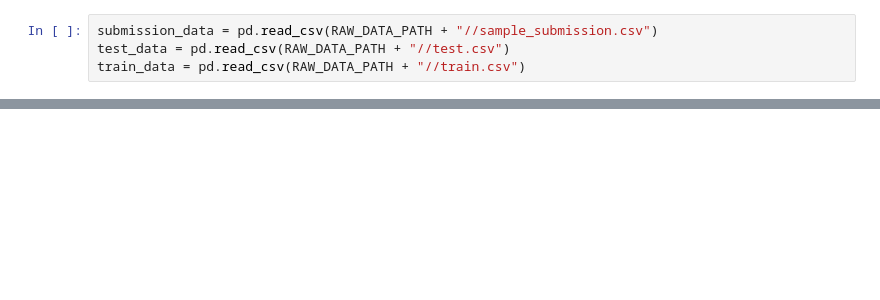
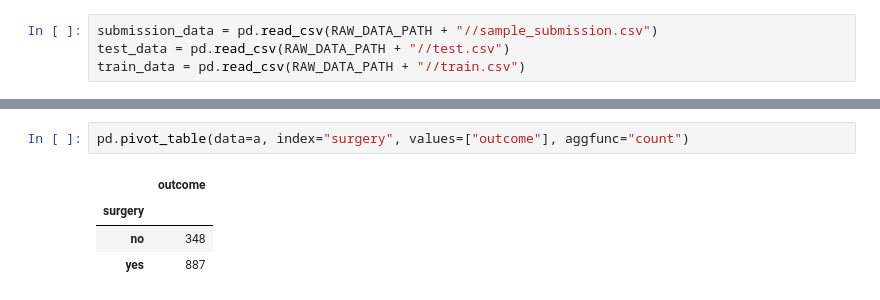
Before and after one commit to RobinWesselmann/classification_Horse_Health_Outcome, a Jupyter notebook: notebooks/EDA.ipynb, the cells around one changed output, grey strips where cells are left out. Cells and saved outputs as stored; diff of their text form; blank space fills up the shorter version.

```diff
--- a/notebooks/EDA.ipynb
+++ b/notebooks/EDA.ipynb
@@ -32,0 +81,7 @@ train_data
+# %%
+pd.pivot_table(data=a, index="surgery", values=["outcome"], aggfunc="count")
+# %% [output]
+|  | outcome |
+| surgery |  |
+| no | 348 |
+| yes | 887 |
```
Also changed, not shown: parts of 13 cells of this notebook.
